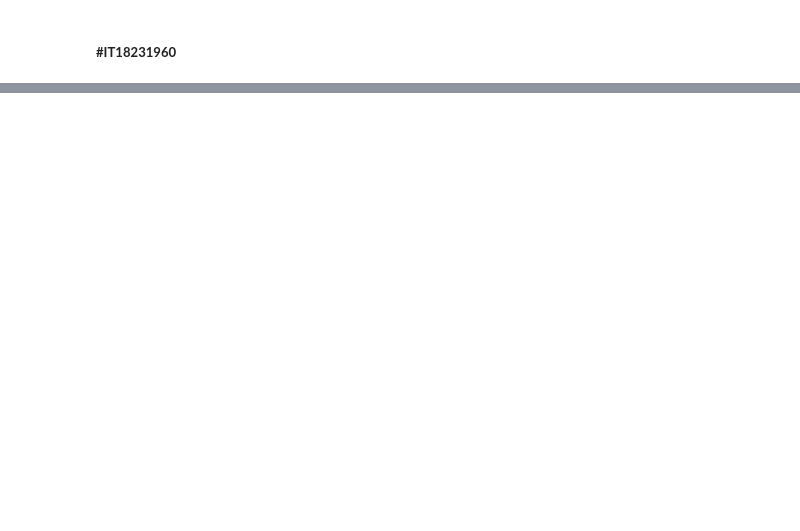
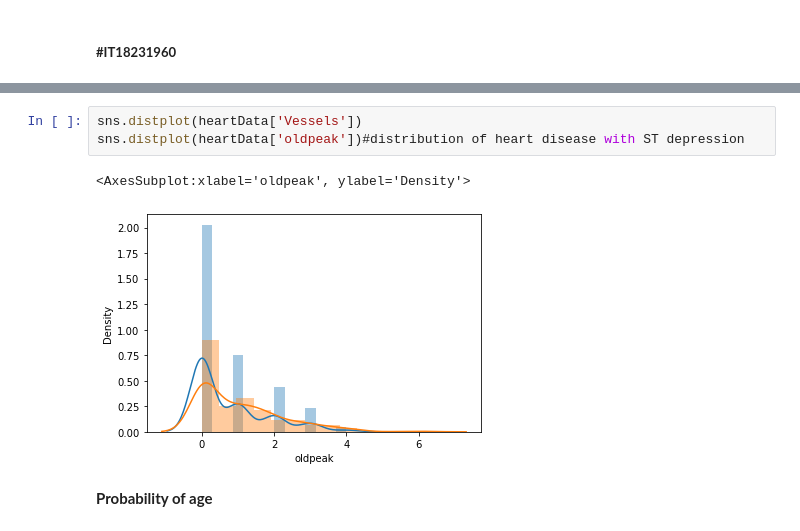
Before and after one commit to VinuriHemalka/ML_Assignment2_IT18257328_IT18257946_IT18220216_IT18231960, a Jupyter notebook: DataAnalysis.ipynb, the cells around one changed output, grey strips where cells are left out. Drawn from its saved outputs; the diff is of its cells as text; blank space fills up the shorter version.

```diff
--- a/DataAnalysis.ipynb
+++ b/DataAnalysis.ipynb
@@ -284,0 +322,8 @@ heartData['thalach'].corr(heartData['target'])#distribution of heart disease wit
+# %%
+sns.distplot(heartData['Vessels'])
+sns.distplot(heartData['oldpeak'])#distribution of heart disease with ST depression
+# %% [output]
+<AxesSubplot:xlabel='oldpeak', ylabel='Density'>
+[figure, added]
+# %% [markdown]
+**Probability of age**
```
Also changed, not shown: parts of 20 cells of this notebook.
